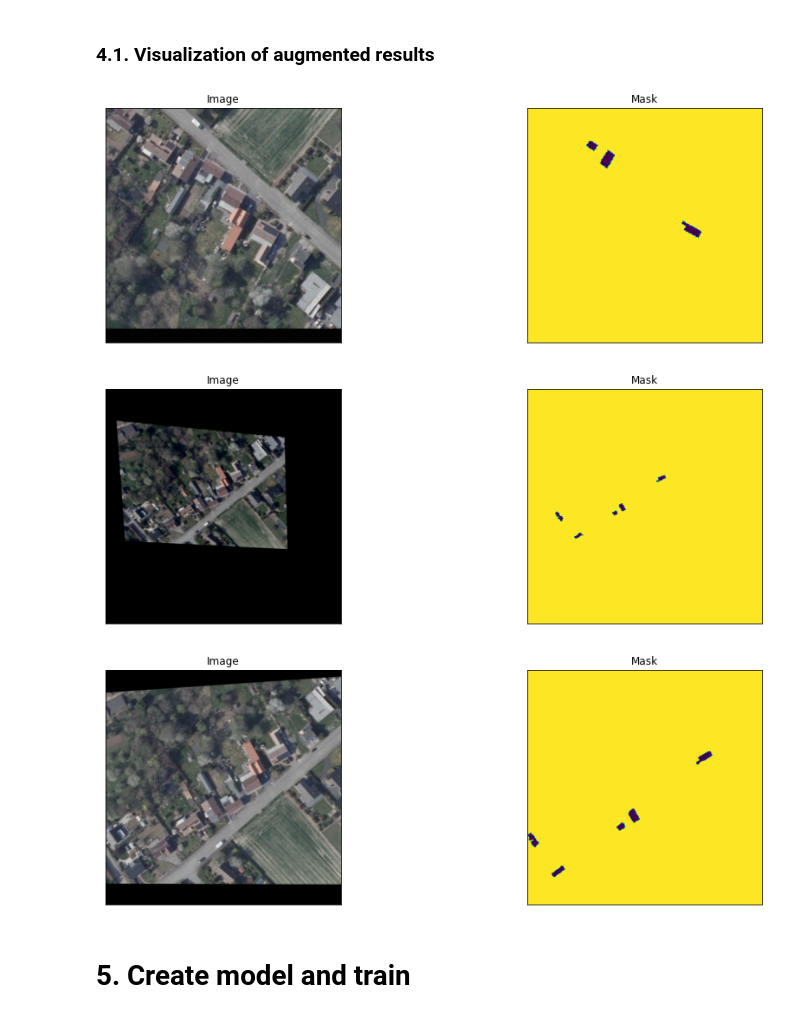
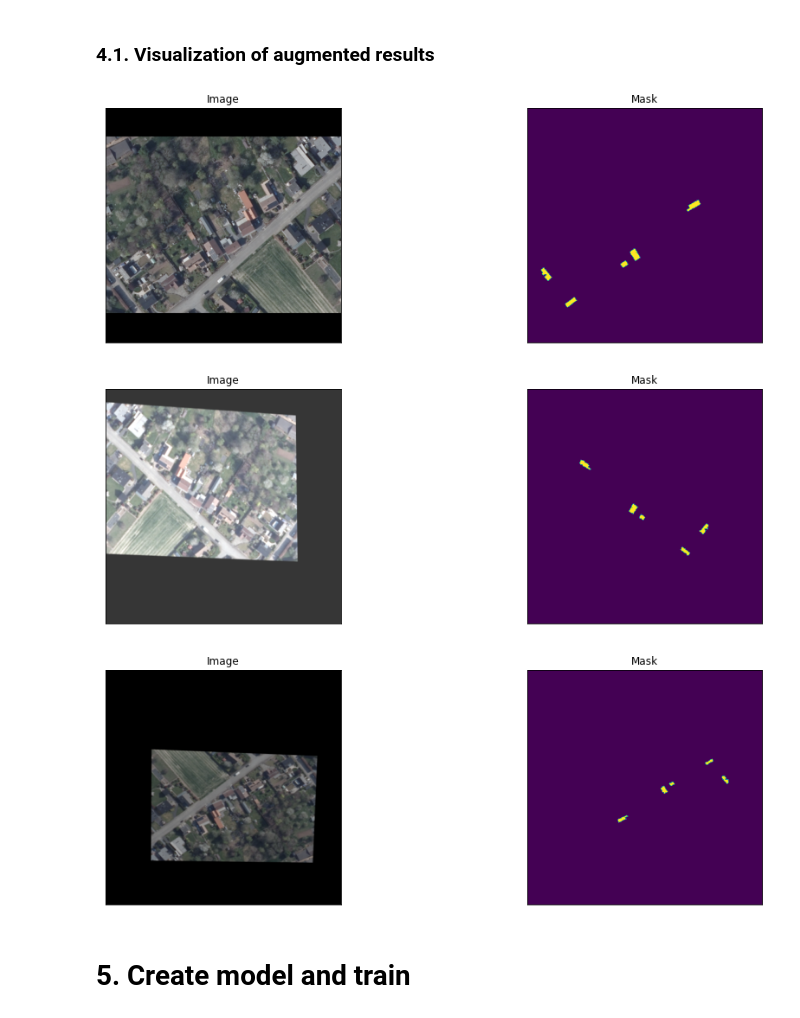
Before and after one commit to areisde/solar_panel_seg, a Jupyter notebook: Training.ipynb, the cells around one changed output. Cells and saved outputs as stored; diff of their text form; code cells hidden in the pictures.

Commit message:
Mask mystery resolved

```diff
--- a/Training.ipynb
+++ b/Training.ipynb
@@ -64,9 +64,10 @@ y_valid_dir = os.path.join(DATA_DIR, 'valannot')
 ### 3.2. Visualization
 # %%
 # Lets look at data we have
-dataset = Dataset(x_train_dir, y_train_dir, classes=['background', 'solar panel'])
+dataset = Dataset(x_train_dir, y_train_dir, classes=['solar panel'])
 
-image, mask = dataset[4] # get some sample
+image, mask = dataset[5] # get some sample
+print(mask)
 visualize(
     image=image,
     mask=mask.squeeze(),
@@ -91,19 +109,19 @@ To do so, we will use the library called 'Albumentations'.
 # %%
 augmented_dataset = Dataset(
     x_train_dir,
     y_train_dir,
     augmentation=get_training_augmentation(),
-    classes=['background', 'solar panel'],
+    classes=['solar panel'],
 )
 
 # same image with different random transforms
 for i in range(3):
     image, mask = augmented_dataset[5]
     visualize(image=image, mask=mask.squeeze())
 # %% [output]
-[figure, old version]
+[figure, new version]
-[figure, old version]
+[figure, new version]
-[figure, old version]
+[figure, new version]
 # %% [markdown]
 # 5. Create model and train
 # %% [markdown]
```
Also changed, not shown: parts of 3 cells of this notebook, 3 other files.
